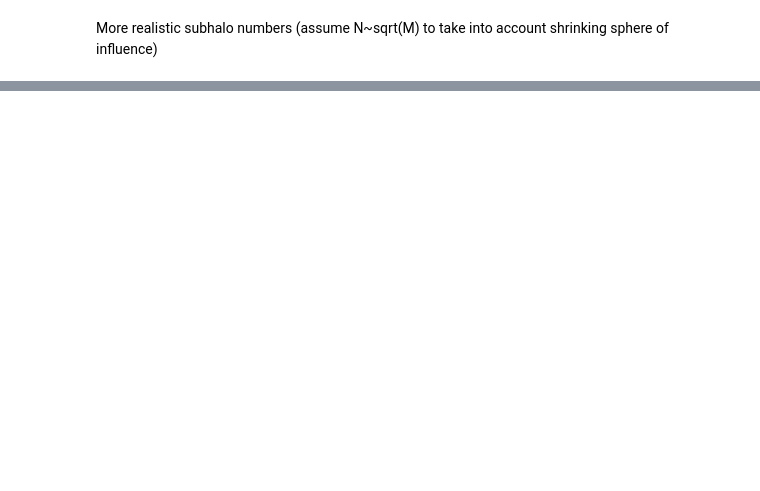
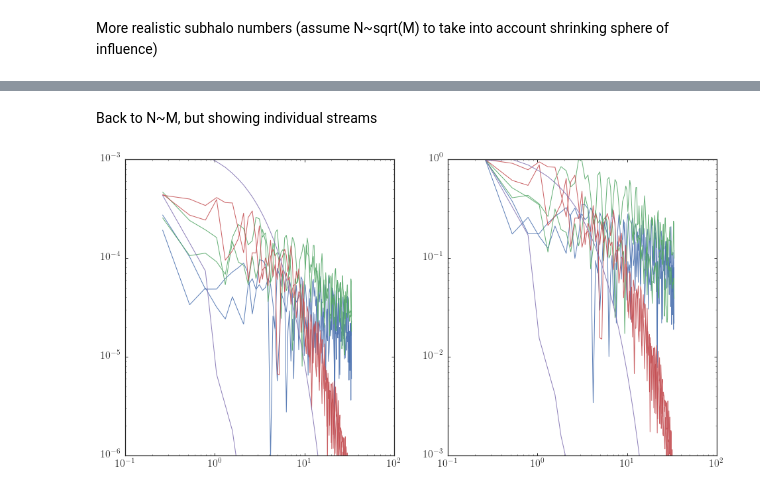
Before and after one commit to jobovy/streamgap-pepper, a Jupyter notebook: bell.ipynb, the cells around one changed output, grey strips where cells are left out. Cells and saved outputs as stored; diff of their text form; code cells hidden in the pictures; blank space fills up the shorter version.

```diff
--- a/bell.ipynb
+++ b/bell.ipynb
@@ -387,0 +385,41 @@ def N(M):
+# %% [markdown]
+Back to N~M, but showing individual streams
+# %%
+figsize(16,8)
+ntrials= 2
+plotkwargs= {'alpha':.9,'lw':1.}
+# Just to get the sampling frequencies
+px= signal.welch(numpy.sum(randomdvs(10**7.,sdfl_per_1e8_peri)[1],axis=0),
+                                  fs=1./(thetapars[1]-thetapars[0]),scaling='spectrum')[0]
+for ii in range(ntrials):
+    ppy= signal.welch(numpy.sum(randomdvs(10**5.,sdfl_per_1e8_peri)[1],axis=0),
+                                  fs=1./(thetapars[1]-thetapars[0]),scaling='spectrum')[1]
+    subplot(1,2,1)
+    loglog(px,numpy.sqrt(ppy),color=sns.color_palette()[0],**plotkwargs)
+    subplot(1,2,2)
+    loglog(px,numpy.sqrt(ppy/numpy.amax(ppy)),color=sns.color_palette()[0],**plotkwargs)
+for ii in range(ntrials):
+    ppy= signal.welch(numpy.sum(randomdvs(10**6.,sdfl_per_1e8_peri)[1],axis=0),
+                                  fs=1./(thetapars[1]-thetapars[0]),scaling='spectrum')[1]
+    subplot(1,2,1)
+    loglog(px,numpy.sqrt(ppy),color=sns.color_palette()[1],**plotkwargs)
+    subplot(1,2,2)
+    loglog(px,numpy.sqrt(ppy/numpy.amax(ppy)),color=sns.color_palette()[1],**plotkwargs)
+for ii in range(ntrials):
+    ppy= signal.welch(numpy.sum(randomdvs(10**7.,sdfl_per_1e8_peri)[1],axis=0),
+                                  fs=1./(thetapars[1]-thetapars[0]),scaling='spectrum')[1]
+    subplot(1,2,1)
+    loglog(px,numpy.sqrt(ppy),color=sns.color_palette()[2],**plotkwargs)
+    subplot(1,2,2)
+    loglog(px,numpy.sqrt(ppy/numpy.amax(ppy)),color=sns.color_palette()[2],**plotkwargs)
+for ii in range(ntrials):
+    ppy= signal.welch(numpy.sum(randomdvs(10**7.85,sdfl_per_1e8_peri)[1],axis=0),
+                                  fs=1./(thetapars[1]-thetapars[0]),scaling='spectrum')[1]
+    subplot(1,2,1)
+    loglog(px,numpy.sqrt(ppy),color=sns.color_palette()[3],**plotkwargs)
+    ylim(10**-6.,10.**-3.)
+    subplot(1,2,2)
+    loglog(px,numpy.sqrt(ppy/numpy.amax(ppy)),color=sns.color_palette()[3],**plotkwargs)
+    ylim(10**-3.,1.)
+# %% [output]
+[figure, added]
```
Also changed, not shown: parts of 3 cells of this notebook.
